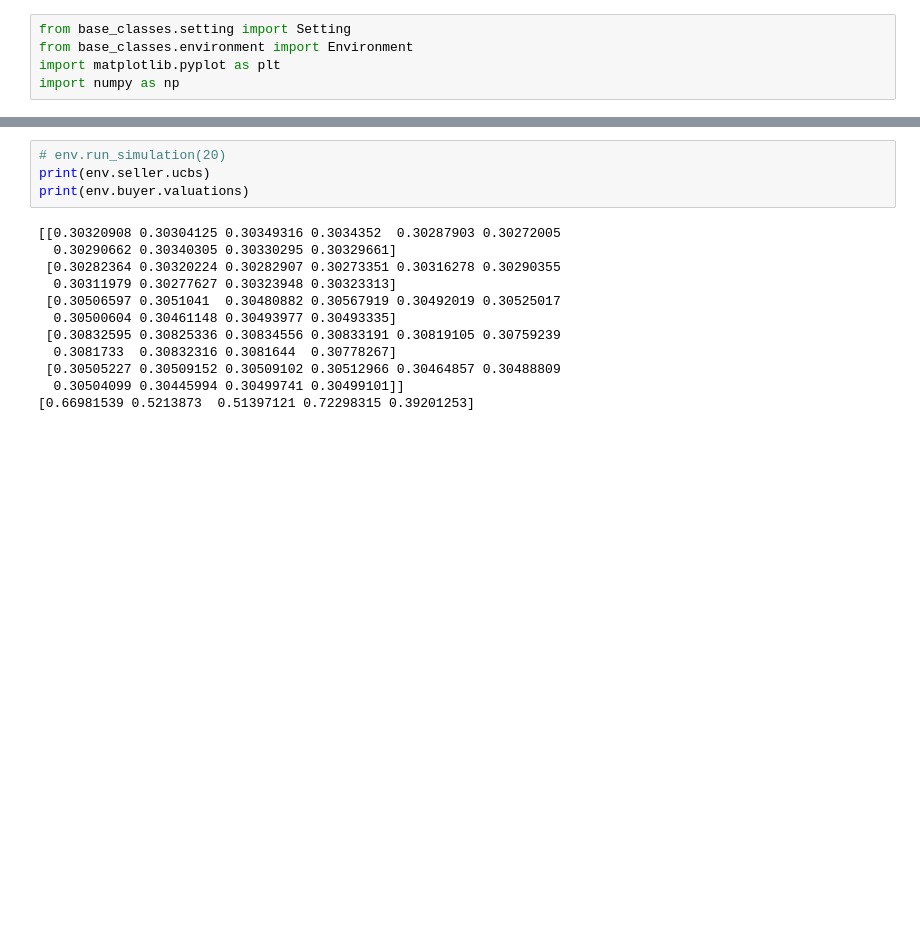
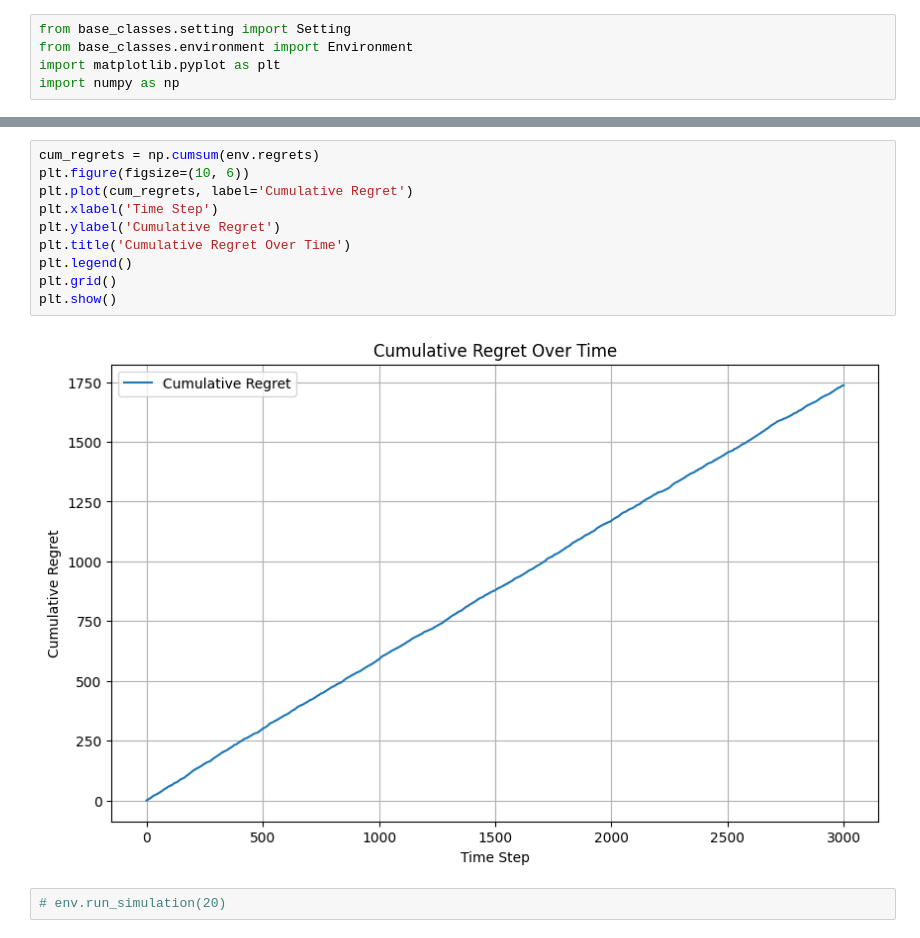
Before and after one commit to francinze/ola-proj-2425, a Jupyter notebook: runfile.ipynb, the cells around one changed output, grey strips where cells are left out. Cells and saved outputs as stored; diff of their text form; blank space fills up the shorter version.

```diff
--- a/runfile.ipynb
+++ b/runfile.ipynb
@@ -45,16 +45,14 @@ Updated UCB for product 4, price index 6: count=50.0, value=0.
+# %%
+cum_regrets = np.cumsum(env.regrets)
+plt.figure(figsize=(10, 6))
+plt.plot(cum_regrets, label='Cumulative Regret')
+plt.xlabel('Time Step')
+plt.ylabel('Cumulative Regret')
+plt.title('Cumulative Regret Over Time')
+plt.legend()
+plt.grid()
+plt.show()
+# %% [output]
+[figure, added]
 # %%
 # env.run_simulation(20)
-print(env.seller.ucbs)
-print(env.buyer.valuations)
-# %% [output]
-[[0.30320908 0.30304125 0.30349316 0.3034352  0.30287903 0.30272005
-  0.30290662 0.30340305 0.30330295 0.30329661]
- [0.30282364 0.30320224 0.30282907 0.30273351 0.30316278 0.30290355
-  0.30311979 0.30277627 0.30323948 0.30323313]
- [0.30506597 0.3051041  0.30480882 0.30567919 0.30492019 0.30525017
-  0.30500604 0.30461148 0.30493977 0.30493335]
- [0.30832595 0.30825336 0.30834556 0.30833191 0.30819105 0.30759239
-  0.3081733  0.30832316 0.3081644  0.30778267]
- [0.30505227 0.30509152 0.30509102 0.30512966 0.30464857 0.30488809
-  0.30504099 0.30445994 0.30499741 0.30499101]]
-[0.66981539 0.5213873  0.51397121 0.72298315 0.39201253]
```
Also changed, not shown: parts of 3 cells of this notebook, 1 other file.
